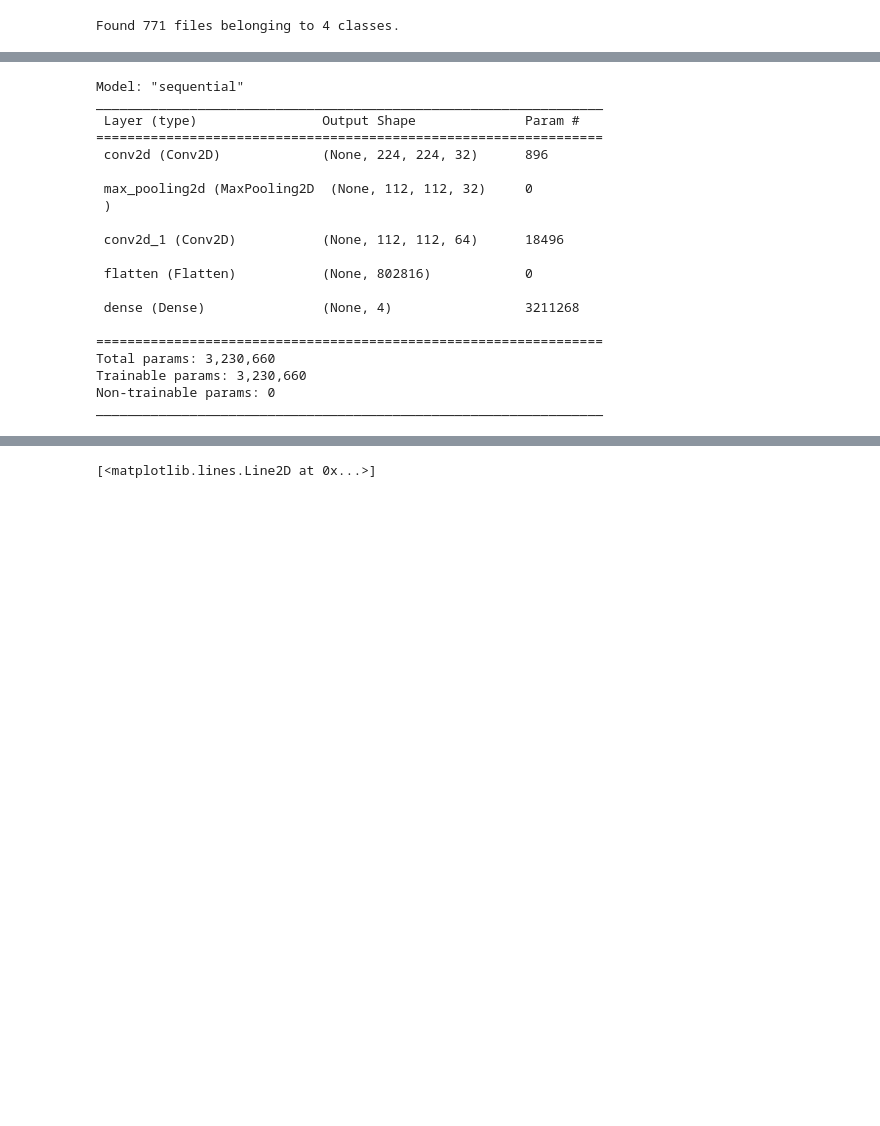
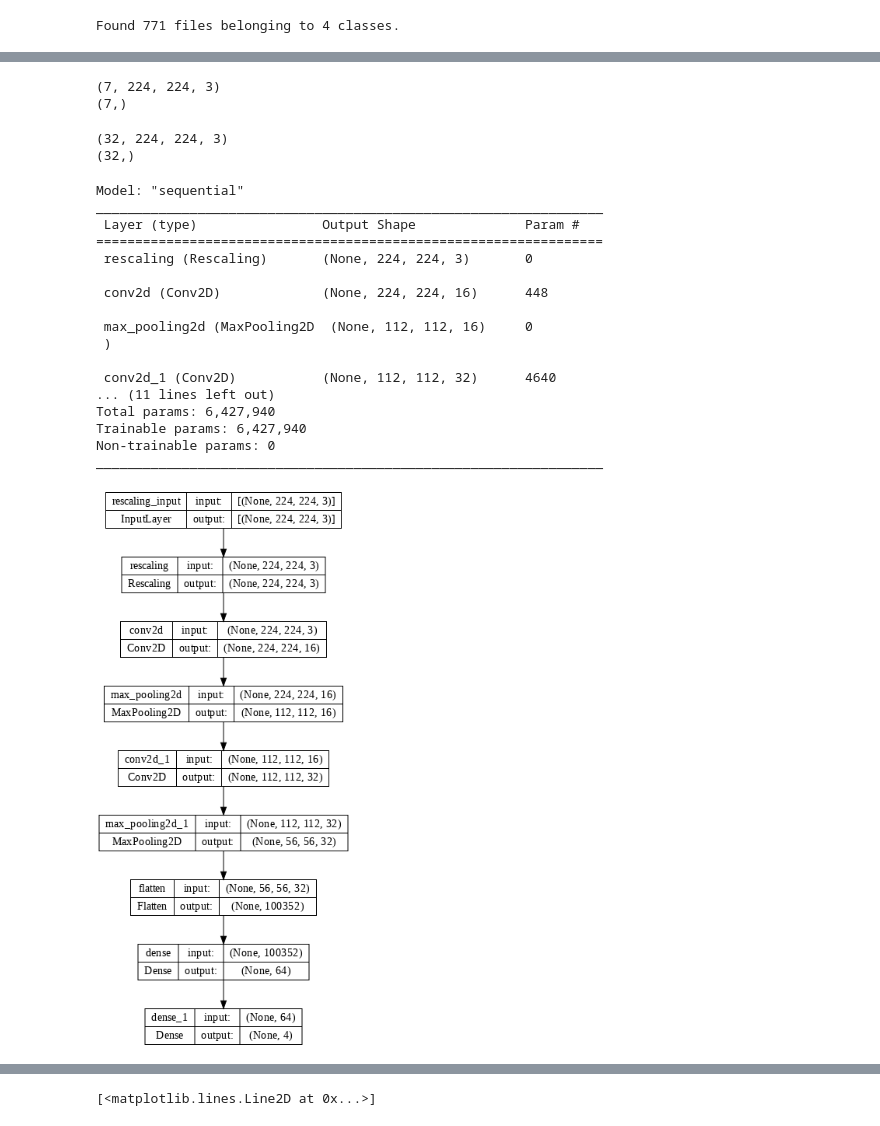
Before and after one commit to alexmacharia/deep_learning_projects, a Jupyter notebook: Medical_Images_Classifier.ipynb, the cells around one changed output, grey strips where cells are left out. Drawn from its saved outputs; the diff is of its cells as text; code cells hidden in the pictures; blank space fills up the shorter version.

```diff
--- a/Medical_Images_Classifier.ipynb
+++ b/Medical_Images_Classifier.ipynb
@@ -63,3 +63,5 @@ test_data = tf.keras.preprocessing.image_dataset_from_directory(
 Found 771 files belonging to 4 classes.
 # %%
 class_names = train_data.class_names
+num_classes = len(class_names)
+num_classes
@@ -84,3 +88,31 @@ model = Sequential([
+# %%
+for image_batch, labels_batch in val_data:
+  print(image_batch.shape)
+  print(labels_batch.shape)
+  break
+# %% [output]
+(7, 224, 224, 3)
+(7,)
+# %%
+for image_batch, labels_batch in test_data:
+  print(image_batch.shape)
+  print(labels_batch.shape)
+  break
+# %% [output]
+(32, 224, 224, 3)
+(32,)
+# %%
+model = Sequential([
+    layers.experimental.preprocessing.Rescaling(1./255, input_shape=(height, width, 3)),
+    Conv2D(16, kernel_size=(3,3), padding='same', activation='relu'),
+    MaxPool2D(),
+    Conv2D(32, (3,3), padding='same', activation='relu'),
+    MaxPool2D(),
+    Flatten(),
+    Dense(64, activation='relu'),
+    Dense(num_classes)
+
+])
 # %%
 model.compile(optimizer='adam', loss='categorical_crossentropy', metrics='accuracy')
 # %%
@@ -90,20 +122,21 @@ Model: "sequential"
 _________________________________________________________________
  Layer (type)                Output Shape              Param #
 =================================================================
- conv2d (Conv2D)             (None, 224, 224, 32)      896
+ rescaling (Rescaling)       (None, 224, 224, 3)       0
 
- max_pooling2d (MaxPooling2D  (None, 112, 112, 32)     0
+ conv2d (Conv2D)             (None, 224, 224, 16)      448
+
+ max_pooling2d (MaxPooling2D  (None, 112, 112, 16)     0
  )
 
- conv2d_1 (Conv2D)           (None, 112, 112, 64)      18496
-
- flatten (Flatten)           (None, 802816)            0
-
- dense (Dense)               (None, 4)                 3211268
-
-=================================================================
-Total params: 3,230,660
-Trainable params: 3,230,660
+ conv2d_1 (Conv2D)           (None, 112, 112, 32)      4640
+... (11 lines left out)
+Total params: 6,427,940
+Trainable params: 6,427,940
 Non-trainable params: 0
 _________________________________________________________________
+# %%
+tf.keras.utils.plot_model(model=model, dpi=72, show_shapes=True)
+# %% [output]
+[figure, added]
 # %%
```
Also changed, not shown: parts of 5 cells of this notebook.
